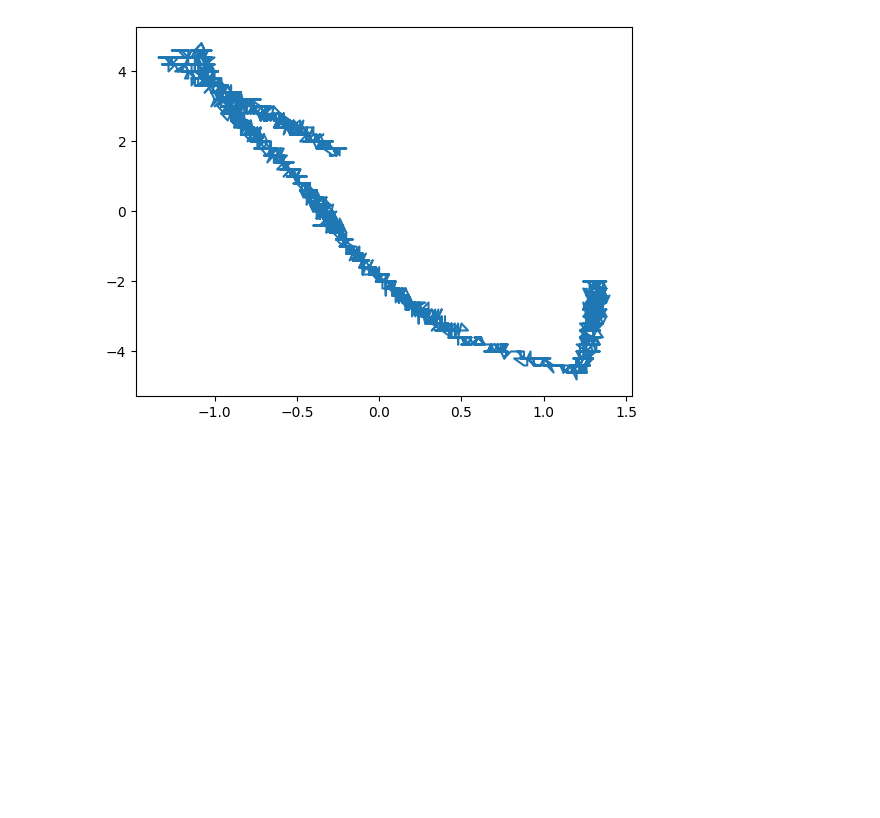
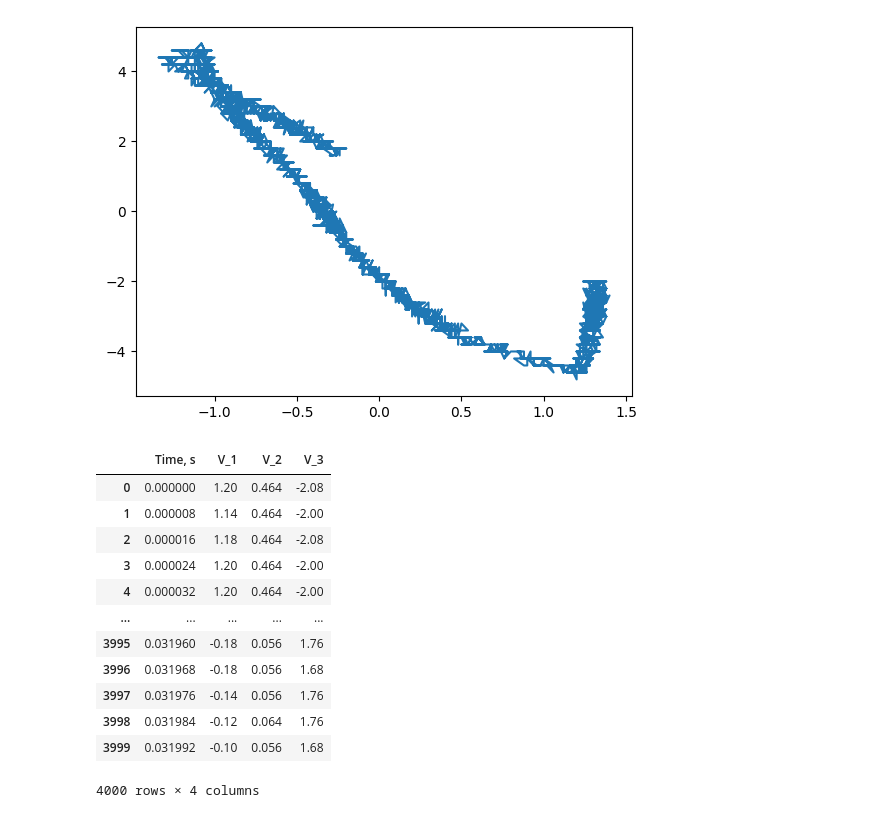
Before and after one commit to RedBrean/term2, a Jupyter notebook: term5/labs/rb/rb.ipynb, the cells around one changed output. Drawn from its saved outputs; the diff is of its cells as text; code cells hidden in the pictures; blank space fills up the shorter version.

```diff
--- a/term5/labs/rb/rb.ipynb
+++ b/term5/labs/rb/rb.ipynb
@@ -372,16 +372,47 @@ plt.plot(data["Time [s]"], data["CH1 [V]"])
 # %%
 raw_data = open("data_raw.txt", "r")
 while True:
     line = raw_data.readline()
     if not line:
         break
     if line.startswith("#CHANNEL"):
-        output_file = open(f"data_parced_{line}","w+")
+        output_file = open("data_parced_{}".format(line.split(":")[1][:-1]),"w+")
         size_line = raw_data.readline()
         size = int(size_line.strip().split('=')[1])
         header_line = raw_data.readline()
         output_file.write(header_line)
-        output_file.writelines(raw_data.readlines(size))
+        for i in range(size):
+            output_file.write(raw_data.readline())
         output_file.close()
 
+# Close the output_file if it is still open
+try:
+    output_file.close()
+except Exception:
+    pass
+
 raw_data.close()
+data_1 = pd.read_csv("data_parced_CH1")
+data_2 = pd.read_csv("data_parced_CH2")
+data_3 = pd.read_csv("data_parced_CH3")
+
+data = pd.DataFrame()
+data["Time, s"] = data_1["Time(s)"]
+data["V_1"] = data_1["Volt(V)"]
+data["V_2"] = data_2["Volt(V)"]
+data["V_3"] = data_3["Volt(V)"]
+data
+# %% [output]
+|  | Time, s | V_1 | V_2 | V_3 |
+| 0 | 0.000000 | 1.20 | 0.464 | -2.08 |
+| 1 | 0.000008 | 1.14 | 0.464 | -2.00 |
+| 2 | 0.000016 | 1.18 | 0.464 | -2.08 |
+| 3 | 0.000024 | 1.20 | 0.464 | -2.00 |
+| 4 | 0.000032 | 1.20 | 0.464 | -2.00 |
+| ... | ... | ... | ... | ... |
+| 3995 | 0.031960 | -0.18 | 0.056 | 1.76 |
+| 3996 | 0.031968 | -0.18 | 0.056 | 1.68 |
+| 3997 | 0.031976 | -0.14 | 0.056 | 1.76 |
+| 3998 | 0.031984 | -0.12 | 0.064 | 1.76 |
+| 3999 | 0.031992 | -0.10 | 0.056 | 1.68 |
+4000 rows × 4 columns
```
Also changed, not shown: parts of 1 cell of this notebook.
